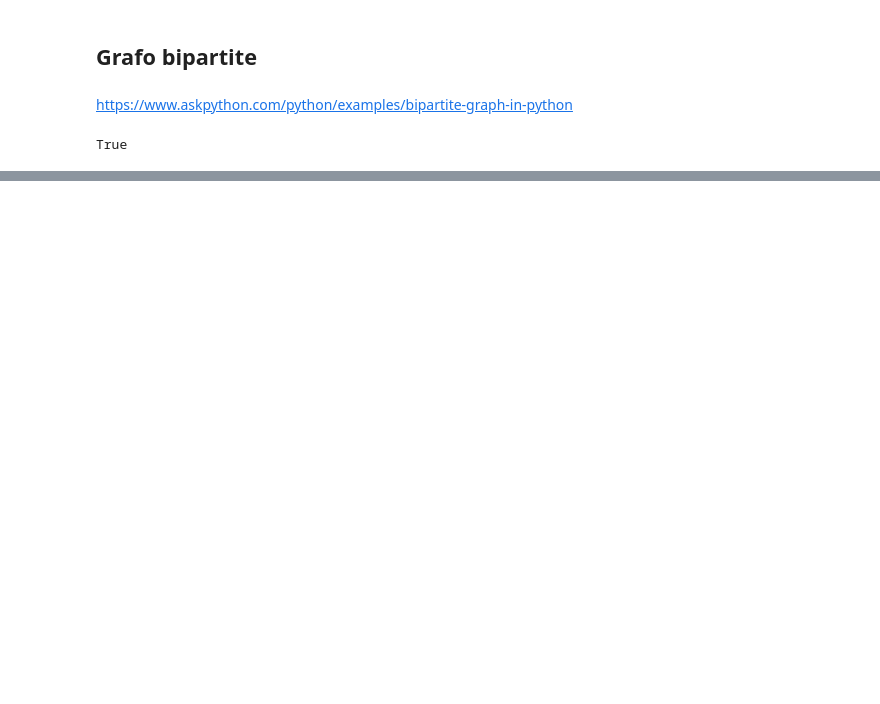
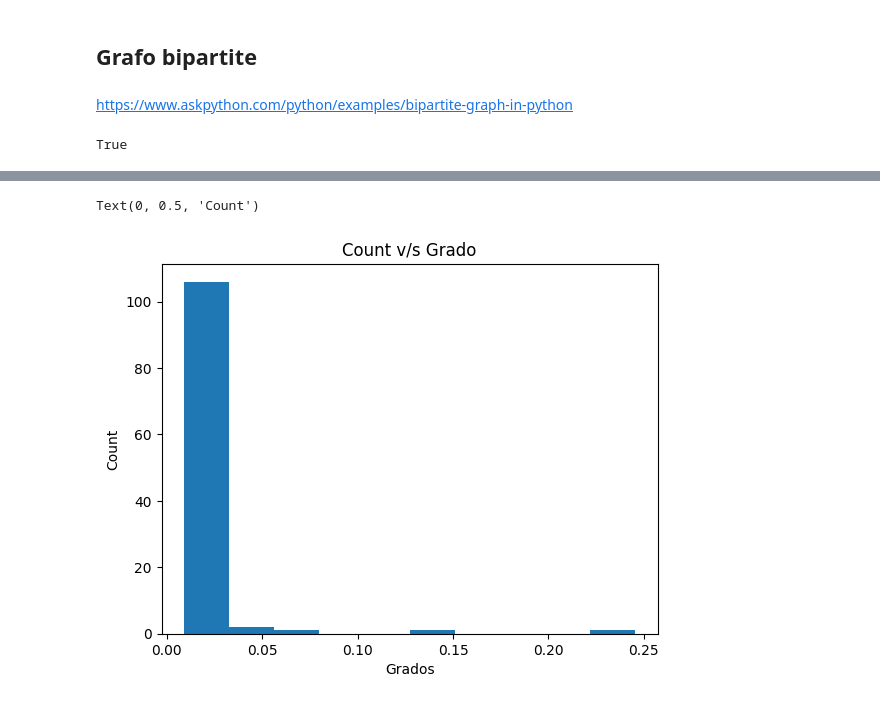
Before and after one commit to fgchil/redes, a Jupyter notebook: FN-EV-WP-FG-Hackaton.ipynb, the cells around one changed output, grey strips where cells are left out. Drawn from its saved outputs; the diff is of its cells as text; code cells hidden in the pictures; blank space fills up the shorter version.

```diff
--- a/FN-EV-WP-FG-Hackaton.ipynb
+++ b/FN-EV-WP-FG-Hackaton.ipynb
@@ -727,0 +794,9 @@ plt.show()
+# %%
+e=nx.degree_centrality(G)
+plt.title('Count v/s Grado')
+plt.hist(list(e.values()))
+plt.xlabel('Grados')
+plt.ylabel('Count')
+# %% [output]
+Text(0, 0.5, 'Count')
+[figure, added]
```
Also changed, not shown: parts of 48 cells of this notebook, 2 other files.
